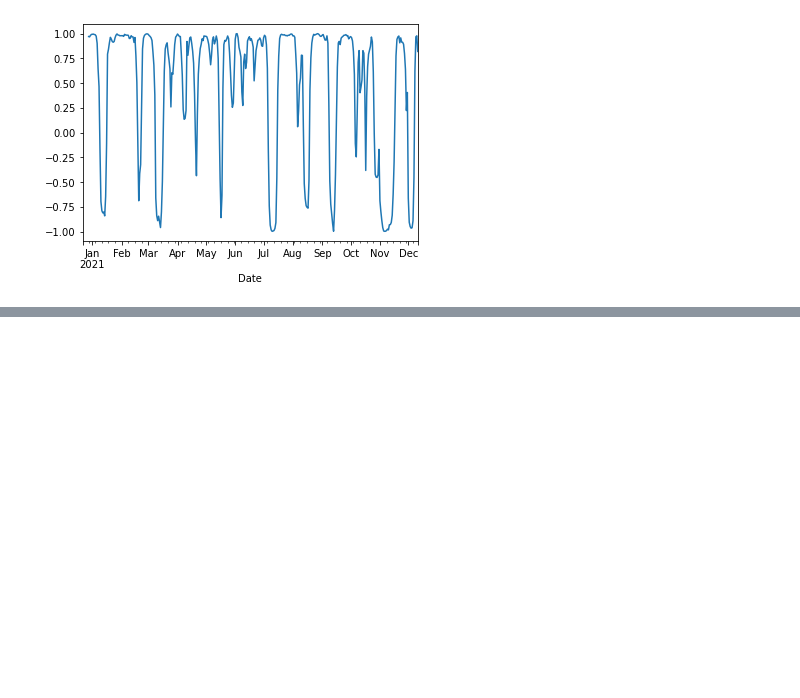
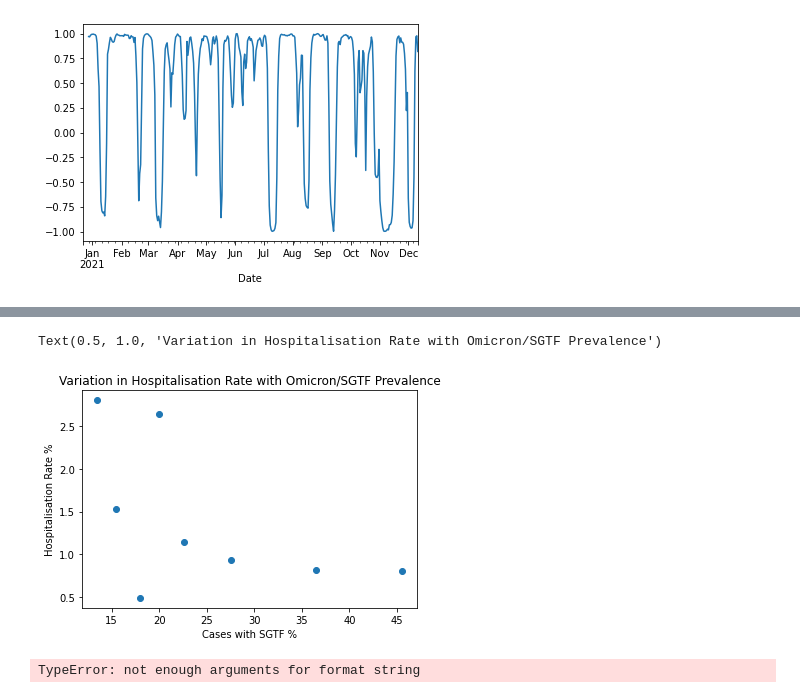
Before and after one commit to nowaycomputer/scotvid, a Jupyter notebook: dev/Scotvid.ipynb, the cells around one changed output, grey strips where cells are left out. Saved outputs shown, nothing was run; the diff lists cells and outputs as text; code cells hidden in the pictures; blank space fills up the shorter version.

```diff
--- a/dev/Scotvid.ipynb
+++ b/dev/Scotvid.ipynb
@@ -505,3 +505,5 @@ cases.rolling(7).corr(hospital).rolling(win)
 # %% [output]
 <AxesSubplot:xlabel='Date'>
 [figure]
+# %%
+df_sgtf=pd.read_csv('../data/sgtf.csv', index_col='Date',parse_dates=True)
@@ -507,0 +526,17 @@ cases.rolling(7).corr(hospital).rolling(win)
+# %%
+df_sgtf_analysis=pd.merge(df_hospital, df_sgtf, left_index=True, right_index=True)
+df_sgtf_analysis['Hosp+7D']=df_sgtf_analysis['HospitalAdmissions'].shift(7)
+df_sgtf_analysis['Hosp_rate']=100*(df_sgtf_analysis['Hosp+7D']/df_sgtf_analysis['DailyPositive'])
+df_sgtf_analysis['SGTF %']=100*df_sgtf_analysis['SGTF %']
+# %%
+df_sgtf_analysis=df_sgtf_analysis[['SGTF %', 'Hosp_rate']]
+df_sgtf_analysis=df_sgtf_analysis[df_sgtf_analysis['SGTF %']>10]
+df_sgtf_analysis=df_sgtf_analysis.dropna()
+# %%
+plt.scatter(x=df_sgtf_analysis['SGTF %'],y=df_sgtf_analysis['Hosp_rate'])
+plt.xlabel('Cases with SGTF %')
+plt.ylabel('Hospitalisation Rate %')
+plt.title('Variation in Hospitalisation Rate with Omicron/SGTF Prevalence')
+# %% [output]
+Text(0.5, 1.0, 'Variation in Hospitalisation Rate with Omicron/SGTF Prevalence')
+[figure, added]
@@ -507,0 +554,10 @@ cases.rolling(7).corr(hospital).rolling(win)
+# %%
+plt.plot(df_sgtf_analysis['SGTF %'], func(df_sgtf_analysis['SGTF %'], *popt), 'r-',
+         label='fit: a=%5.3f, b=%5.3f, c=%5.3f' % tuple(popt))
+plt.scatter(x=df_sgtf_analysis['SGTF %'],y=df_sgtf_analysis['Hosp_rate'])
+plt.legend()
+plt.xlabel('Cases with SGTF %')
+plt.ylabel('Hospitalisation Rate %')
+plt.title('Variation in Hospitalisation Rate with Omicron/SGTF Prevalence')
+# %% [output]
+TypeError: not enough arguments for format string
```
Also changed, not shown: parts of 2 cells of this notebook, 1 other file.
